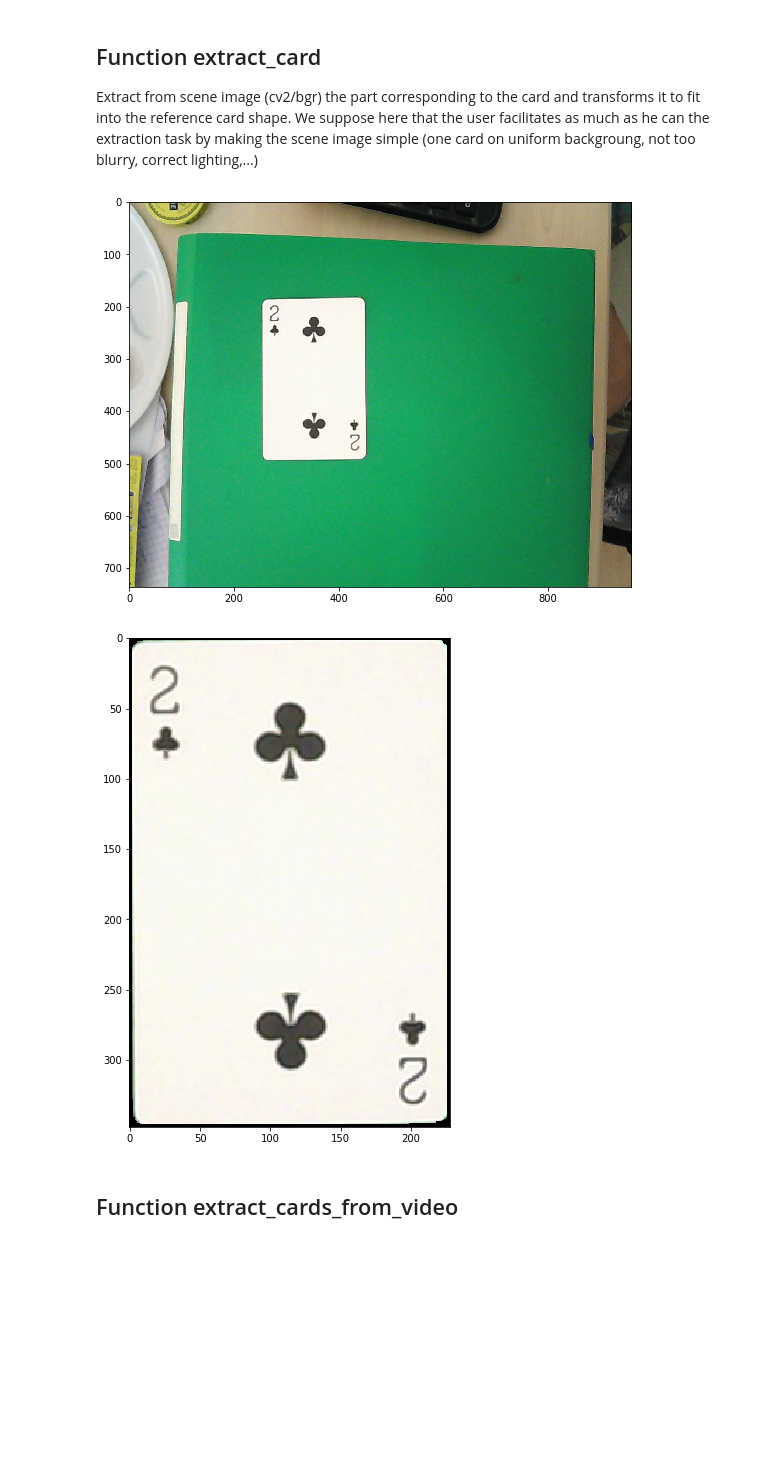
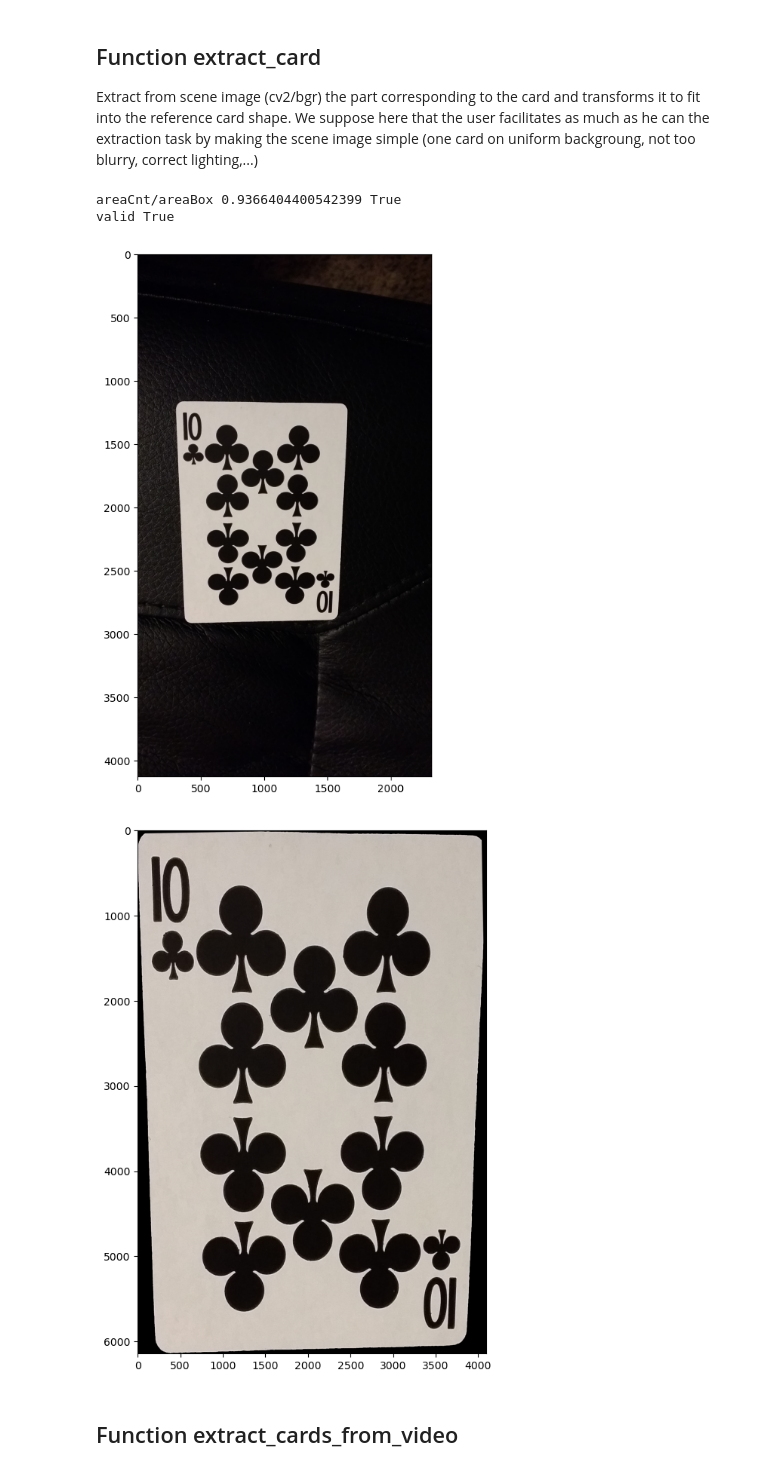
Before and after one commit to geaxgx/playing-card-detection, a Jupyter notebook: creating_playing_cards_dataset.ipynb, the cells around one changed output. Drawn from its saved outputs; the diff is of its cells as text; code cells hidden in the pictures; blank space fills up the shorter version.

Commit message:
Add cards and adjust parameters

```diff
--- a/creating_playing_cards_dataset.ipynb
+++ b/creating_playing_cards_dataset.ipynb
@@ -238,4 +224,16 @@ cv2.line(alphamask,(0,cardH-bord_size*3),(bord_size*3,cardH),0,bord_size)
 cv2.line(alphamask,(cardW-bord_size*3,cardH),(cardW,cardH-bord_size*3),0,bord_size)
 plt.figure(figsize=(10,10))
 plt.imshow(alphamask)
+
+angle=1
+# Define rotation matrix
+center = (cardW // 2, cardH // 2)
+rotation_matrix = cv2.getRotationMatrix2D(center, angle, 1)
+
+# Apply rotation to alphamask
+rotated_alphamask = cv2.warpAffine(alphamask, rotation_matrix, (cardW, cardH))
+
+plt.figure(figsize=(10, 10))
+plt.imshow(rotated_alphamask) # Show rotated alphamask
+plt.show()
 # %% [output]
@@ -256,17 +254,12 @@ def varianceOfLaplacian(img):
     """
     return cv2.Laplacian(img, cv2.CV_64F).var()
 
-def extract_card (img, output_fn=None, min_focus=120, debug=False):
+def extract_card (img, output_fn=None, min_focus=80, debug=False):
     """
     """
 
     imgwarp=None
 
-    # Check the image is not too blurry
-    focus=varianceOfLaplacian(img)
-    if focus < min_focus:
-        if debug: print("Focus too low :", focus)
-        return False,None
 
     # Convert in gray color
     gray = cv2.cvtColor(img,cv2.COLOR_BGR2GRAY)
@@ -278,7 +271,7 @@ def extract_card (img, output_fn=None, min_focus=120, debug=False):
     edge=cv2.Canny(gray,30,200)
 
     # Find the contours in the edged image
-    _,cnts, _ = cv2.findContours(edge.copy(), cv2.RETR_EXTERNAL, cv2.CHAIN_APPROX_SIMPLE)
+    cnts, _ = cv2.findContours(edge.copy(), cv2.RETR_EXTERNAL, cv2.CHAIN_APPROX_SIMPLE)
 
     # We suppose that the contour with largest area corresponds to the contour delimiting the card
     cnt = sorted(cnts, key = cv2.contourArea, reverse = True)[0]
@@ -289,11 +282,12 @@ def extract_card (img, output_fn=None, min_focus=120, debug=False):
     # Both areas sould be very close
     rect=cv2.minAreaRect(cnt)
     box=cv2.boxPoints(rect)
-    box=np.int0(box)
+    box=np.intp(box)
     areaCnt=cv2.contourArea(cnt)
     areaBox=cv2.contourArea(box)
-    valid=areaCnt/areaBox>0.95
+    valid=areaCnt/areaBox>0.9
 
+    print("areaCnt/areaBox", areaCnt/areaBox, valid)
     if valid:
         # We want transform the zone inside the contour into the reference rectangle of dimensions (cardW,cardH)
         ((xr,yr),(wr,hr),thetar)=rect
@@ -312,7 +306,7 @@ def extract_card (img, output_fn=None, min_focus=120, debug=False):
         cnta=cnt.reshape(1,-1,2).astype(np.float32)
         # Apply the transformation 'Mp' to the contour
         cntwarp=cv2.perspectiveTransform(cnta,Mp)
-        cntwarp=cntwarp.astype(np.int)
+        cntwarp=cntwarp.astype(int)
 
         # We build the alpha channel so that we have transparency on the
         # external border of the card
@@ -322,7 +316,7 @@ def extract_card (img, output_fn=None, min_focus=120, debug=False):
         cv2.drawContours(alphachannel,cntwarp,0,255,-1)
 
         # Apply the alphamask onto the alpha channel to clean it
-        alphachannel=cv2.bitwise_and(alphachannel,alphamask)
+        alphachannel=cv2.bitwise_and(alphachannel,rotated_alphamask)
 
         # Add the alphachannel to the warped image
         imgwarp[:,:,3]=alphachannel
@@ -331,6 +325,7 @@ def extract_card (img, output_fn=None, min_focus=120, debug=False):
         if output_fn is not None:
             cv2.imwrite(output_fn,imgwarp)
 
+    print("valid", valid)
     if debug:
         cv2.imshow("Gray",gray)
         cv2.imshow("Canny",edge)
@@ -346,17 +341,19 @@ def extract_card (img, output_fn=None, min_focus=120, debug=False):
 # %%
 # Test on one image
 debug=False
-img=cv2.imread("test/scene.png")
+img=cv2.imread("test/cards-[C0]-002.jpg")
 display_img(img)
-valid,card=extract_card(img,"test/extracted_card.png", debug=debug)
+valid,card=extract_card(img,"test/extracted_card.jpg", debug=debug)
 if valid:
     display_img(card)
 if debug:
     cv2.waitKey(0)
     cv2.destroyAllWindows()
 # %% [output]
+areaCnt/areaBox 0.9366404400542399 True
+valid True
-[figure, old version]
+[figure, new version]
-[figure, old version]
+[figure, new version]
 # %% [markdown]
 ## Function extract_cards_from_video
 # %%
```
Also changed, not shown: parts of 20 cells of this notebook, 57 other files.
